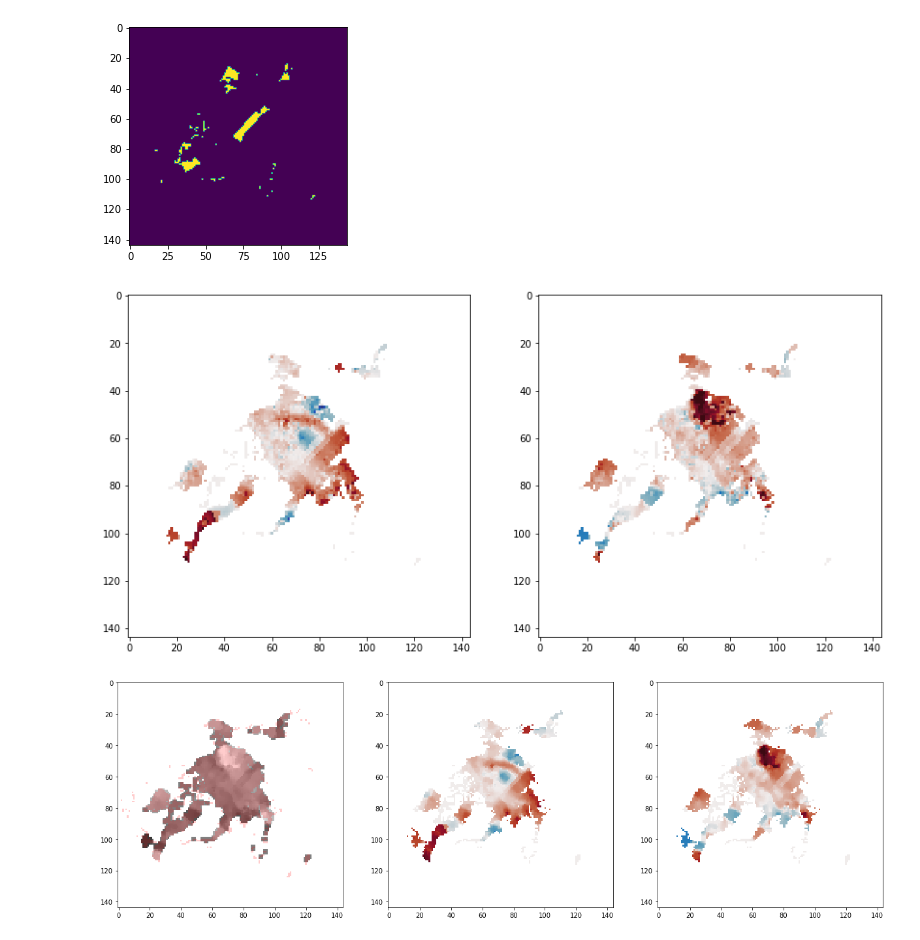
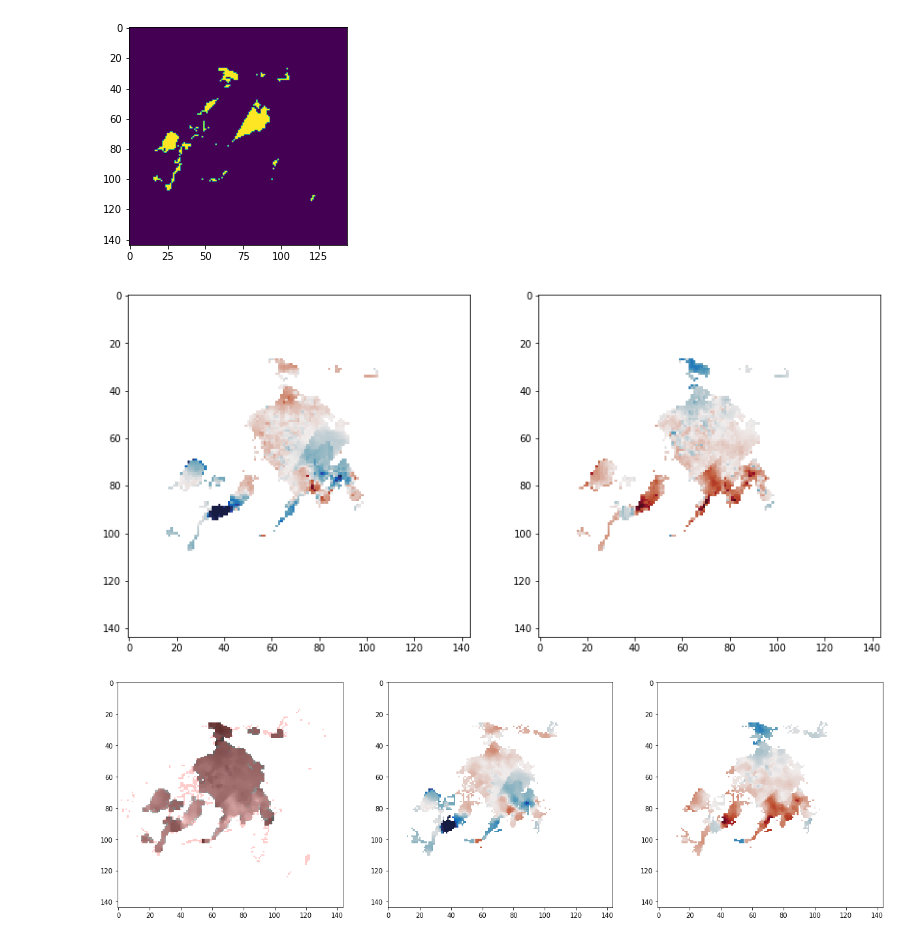
Before and after one commit to nansencenter/sea_ice_age, a Jupyter notebook: cdr_improvement_prototype.ipynb, the cells around one changed output. Cells and saved outputs as stored; diff of their text form; code cells hidden in the pictures.

```diff
--- a/cdr_improvement_prototype.ipynb
+++ b/cdr_improvement_prototype.ipynb
@@ -38,8 +54,10 @@ sic_dir = '/Data/sim/data/OSISAF_ice_conc_CDR/'
 sid_dir = '/Data/sim/data/OSISAF_ice_drift_CDR_v1pre_multi_oi/'
 # %%
 year = '1991'
-mo = '03'
-sic_files = sorted(glob.glob(f'{sic_dir}/{year}/{mo}/*nc')) [:3]
+mo = '01'
+sic_files = sorted(glob.glob(f'{sic_dir}/{year}/{mo}/*nc')) [15:22]
+#sic_files = sorted(glob.glob(f'{sic_dir}/{year}/{mo}/*nc')) [17:20]
+
 sic_dates = [f.split('_')[-1].split('.')[0] for f in sic_files]
 sid_files = [f for f in sorted(glob.glob(f'{sid_dir}/{year}/{mo}/*/*nc')) if f.split('-')[-1].split('.')[0] in sic_dates]
 # %%
@@ -49,6 +67,7 @@ flag_conv[flag_values] = np.arange(flag_values.size)
 # %%
 ddx = []
 ddy = []
+ddflag = []
 
 for sic_file, sid_file in zip(sic_files, sid_files):
     print(sic_file)
@@ -61,6 +80,7 @@ for sic_file, sid_file in zip(sic_files, sid_files):
 
     ddx.append(dx)
     ddy.append(dy)
+    ddflag.append(dflag)
 
     fig, ax = plt.subplots(1,4, figsize=(28,7))
     ax[0].imshow(sic, interpolation='nearest')
@@ -85,7 +113,16 @@ for sic_file, sid_file in zip(sic_files, sid_files):
+# %%
+ddx_nan = []
+ddy_nan = []
+for dx,dy,dflag in zip(ddx, ddy, ddflag):
+    bad_pix = (dflag==22) * (dx == 0) * (dy == 0)
+    dx[bad_pix] = np.nan
+    ddx_nan.append(dx)
+    dy[bad_pix] = np.nan
+    ddy_nan.append(dy)
+
+dx_mean = np.nanmean(ddx_nan, axis=0)
+dy_mean = np.nanmean(ddy_nan, axis=0)
 # %%
-dx_mean = np.nanmean(ddx, axis=0)
-dy_mean = np.nanmean(ddy, axis=0)
-
 fig, ax = plt.subplots(1,2, figsize=(10,5))
 ax[0].imshow(dx_mean, interpolation='nearest', clim=[-20, 20], cmap=cm.balance)
 ax[1].imshow(dy_mean, interpolation='nearest', clim=[-20, 20], cmap=cm.balance)
@@ -112,41 +132,41 @@ filling on, default _FillValue of -127 ignored
 # %%
-cds = Dataset(sic_files[1])
-dds = Dataset(sid_files[1])
+cds = Dataset(sic_files[3])
+dds = Dataset(sid_files[3])
 sic = cds['ice_conc'][0].filled(np.nan)
 dx = dds['dX'][0].filled(np.nan)
 dy = dds['dY'][0].filled(np.nan)
 dflag = dds['status_flag'][0]
 
 sic_mask = (sic > 0).astype(float)
 sic_mask[sic_mask == 0] = np.nan
 
 replace_w_mean = (dflag==22) * (dx == 0) * (dy == 0)
 plt.imshow(replace_w_mean)
 plt.show()
 
 dxo = np.array(dx)
 dyo = np.array(dy)
 
 dx[np.isnan(dx)] = 0
 dy[np.isnan(dy)] = 0
 dx[replace_w_mean] = np.nan
 dy[replace_w_mean] = np.nan
 dx = fill_gaps_nn(dx, 100)
 dy = fill_gaps_nn(dy, 100)
 
 dx = (dx + dx_mean) / 2
 dy = (dy + dy_mean) / 2
 
 dxo[replace_w_mean] = dx[replace_w_mean]
 dyo[replace_w_mean] = dy[replace_w_mean]
 
 fig, ax = plt.subplots(1,2, figsize=(14,7))
 ax[0].imshow(dxo, interpolation='nearest', clim=[-20, 20], cmap=cm.balance)
 ax[1].imshow(dyo, interpolation='nearest', clim=[-20, 20], cmap=cm.balance)
 plt.show()
 # %% [output]
-[figure, old version]
+[figure, new version]
-[figure, old version]
+[figure, new version]
 # %%
 dxof = generic_filter(dxo, np.nanmedian, 3)
 dyof = generic_filter(dyo, np.nanmedian, 3)
@@ -165,4 +185,4 @@ ax[1].imshow(dxoff, interpolation='nearest', clim=[-20, 20], cmap=cm.balance)
 ax[2].imshow(dyoff, interpolation='nearest', clim=[-20, 20], cmap=cm.balance)
 plt.show()
 # %% [output]
-[figure, old version]
+[figure, new version]
```
Also changed, not shown: parts of 9 cells of this notebook, 1 other file.
